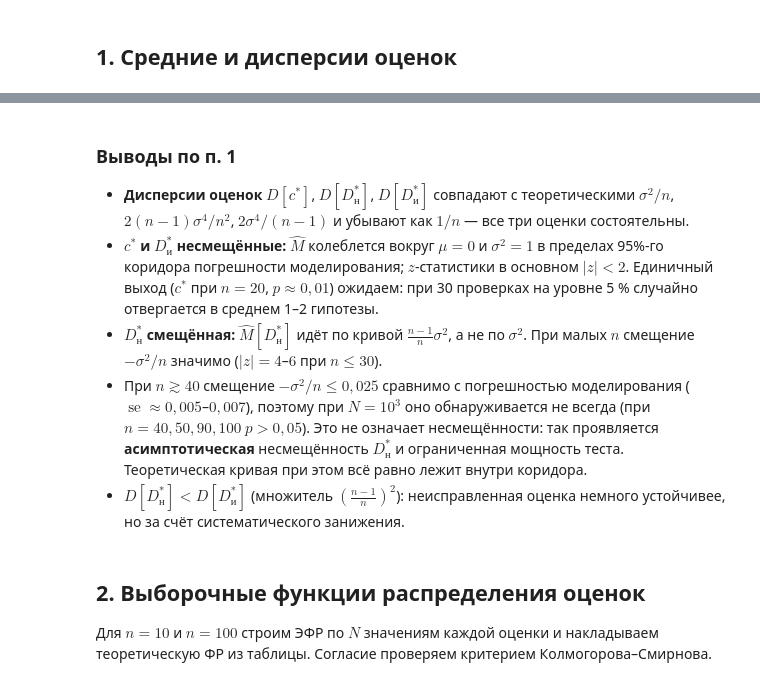
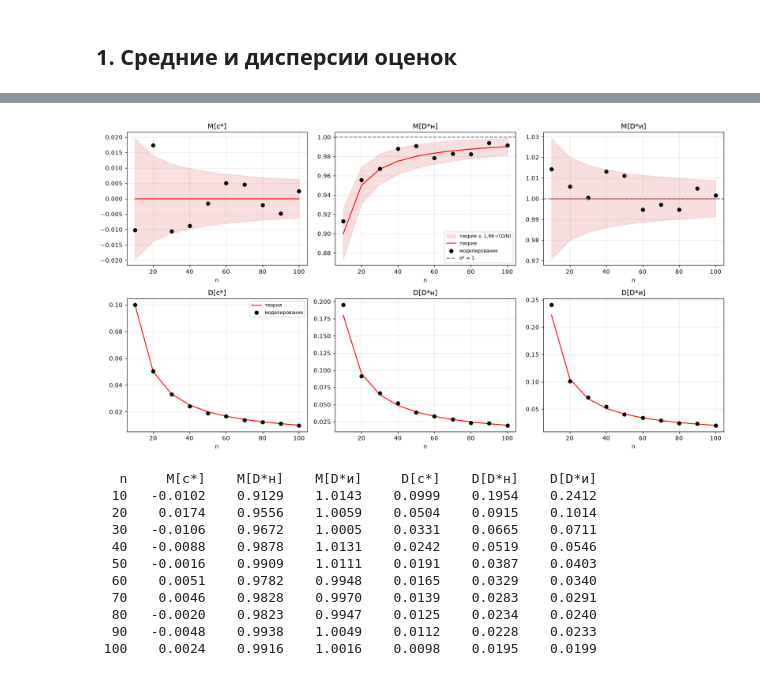
Before and after one commit to Nikulin-V/mathematical-statistics, a Jupyter notebook: lab5_mean_variance_estimates.ipynb, the cells around one changed output, grey strips where cells are left out. Saved outputs shown, nothing was run; the diff lists cells and outputs as text; code cells hidden in the pictures.

```diff
--- a/lab5_mean_variance_estimates.ipynb
+++ b/lab5_mean_variance_estimates.ipynb
@@ -87,12 +161,0 @@ $z = \dfrac{\hat M[\theta^*] - \theta}{\sqrt{\hat D[\theta^*] / N}} \approx N(0,
-# %%
-print(f'{"n":>4} | {"смещение (теория / модель)":^42} | {"z (p-value)":^48}')
-print(f'{"":>4} | ' + ''.join(f'{name:>14}' for name in NAMES) + ' | ' + ''.join(f'{name:>16}' for name in NAMES))
-for i, n in enumerate(NS):
-    bias, zs = [], []
-    for name in NAMES:
-        target = MU if name == 'c*' else SIGMA2
-        b = emp_M[name][i] - target
-        z = b / np.sqrt(emp_D[name][i] / N)
-        bias.append(f'{th[name][i, 0] - target:+6.3f}/{b:+6.3f}')
-        zs.append(f'{z:+6.2f} ({2 * stats.norm.sf(abs(z)):.3f})')
-    print(f'{n:>4} | ' + ''.join(f'{s:>14}' for s in bias) + ' | ' + ''.join(f'{s:>16}' for s in zs))
@@ -112,13 +162,44 @@ for i, n in enumerate(NS):
-# %% [markdown]
-### Выводы по п. 1
-
-- **Дисперсии оценок** $D[c^*]$, $D[D^*_{н}]$, $D[D^*_{и}]$ совпадают с теоретическими $\sigma^2/n$, $2(n-1)\sigma^4/n^2$, $2\sigma^4/(n-1)$ и убывают как $1/n$ — все три оценки состоятельны.
-- **$c^*$ и $D^*_{и}$ несмещённые:** $\hat M$ колеблется вокруг $\mu = 0$ и $\sigma^2 = 1$ в пределах 95%-го коридора погрешности моделирования; $z$-статистики в основном $|z| < 2$. Единичный выход ($c^*$ при $n = 20$, $p \approx 0{,}01$) ожидаем: при 30 проверках на уровне 5 % случайно отвергается в среднем 1–2 гипотезы.
-- **$D^*_{н}$ смещённая:** $\hat M[D^*_{н}]$ идёт по кривой $\frac{n-1}{n}\sigma^2$, а не по $\sigma^2$. При малых $n$ смещение $-\sigma^2/n$ значимо ($|z| = 4$–$6$ при $n \le 30$).
-- При $n \gtrsim 40$ смещение $-\sigma^2/n \le 0{,}025$ сравнимо с погрешностью моделирования ($\operatorname{se} \approx 0{,}005$–$0{,}007$), поэтому при $N = 10^3$ оно обнаруживается не всегда (при $n = 40, 50, 90, 100$ $p > 0{,}05$). Это не означает несмещённости: так проявляется **асимптотическая** несмещённость $D^*_{н}$ и ограниченная мощность теста. Теоретическая кривая при этом всё равно лежит внутри коридора.
-- $D[D^*_{н}] < D[D^*_{и}]$ (множитель $\left(\frac{n-1}{n}\right)^2$): неисправленная оценка немного устойчивее, но за счёт систематического занижения.
-# %% [markdown]
-## 2. Выборочные функции распределения оценок
-
-Для $n = 10$ и $n = 100$ строим ЭФР по $N$ значениям каждой оценки и накладываем теоретическую ФР из таблицы.
-Согласие проверяем критерием Колмогорова–Смирнова.
+# %%
+fig, axes = plt.subplots(2, 3, figsize=(15, 8))
+for col, name in enumerate(NAMES):
+    M_th, D_th = np.array([theory(name, n) for n in NS]).T
+    M_emp = [samples[n][name].mean() for n in NS]
+    D_emp = [samples[n][name].var(ddof=1) for n in NS]
+    se = np.sqrt(D_th / N)
+
+    ax = axes[0, col]
+    ax.fill_between(NS, M_th - 1.96 * se, M_th + 1.96 * se, color='tab:red', alpha=0.15, label='теория ± 1,96·√(D/N)')
+    ax.plot(NS, M_th, 'r-', label='теория')
+    ax.plot(NS, M_emp, 'ko', label='моделирование')
+    if name != 'c*':
+        ax.axhline(SIGMA2, color='gray', ls='--', label='σ² = 1')
+    ax.set(title=f'M[{name}]', xlabel='n')
+
+    ax = axes[1, col]
+    ax.plot(NS, D_th, 'r-', label='теория')
+    ax.plot(NS, D_emp, 'ko', label='моделирование')
+    ax.set(title=f'D[{name}]', xlabel='n')
+for ax in axes.flat:
+    ax.grid(alpha=0.3)
+axes[0, 1].legend(fontsize=8)
+axes[1, 0].legend(fontsize=8)
+plt.tight_layout()
+plt.show()
+
+print(f'{"n":>4}' + ''.join(f'{"M[" + s + "]":>10}' for s in NAMES) + ''.join(f'{"D[" + s + "]":>10}' for s in NAMES))
+for n in NS:
+    print(f'{n:>4}' + ''.join(f'{samples[n][s].mean():>10.4f}' for s in NAMES)
+          + ''.join(f'{samples[n][s].var(ddof=1):>10.4f}' for s in NAMES))
+# %% [output]
+[figure, added]
+   n     M[c*]    M[D*н]    M[D*и]     D[c*]    D[D*н]    D[D*и]
+  10   -0.0102    0.9129    1.0143    0.0999    0.1954    0.2412
+  20    0.0174    0.9556    1.0059    0.0504    0.0915    0.1014
+  30   -0.0106    0.9672    1.0005    0.0331    0.0665    0.0711
+  40   -0.0088    0.9878    1.0131    0.0242    0.0519    0.0546
+  50   -0.0016    0.9909    1.0111    0.0191    0.0387    0.0403
+  60    0.0051    0.9782    0.9948    0.0165    0.0329    0.0340
+  70    0.0046    0.9828    0.9970    0.0139    0.0283    0.0291
+  80   -0.0020    0.9823    0.9947    0.0125    0.0234    0.0240
+  90   -0.0048    0.9938    1.0049    0.0112    0.0228    0.0233
+ 100    0.0024    0.9916    1.0016    0.0098    0.0195    0.0199
```
Also changed, not shown: parts of 12 cells of this notebook, 1 other file.
